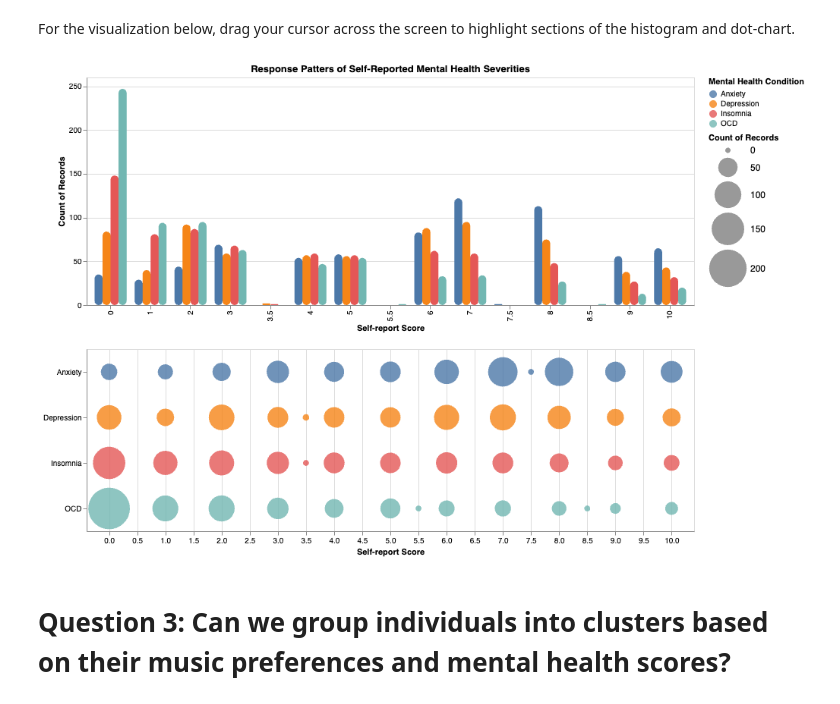
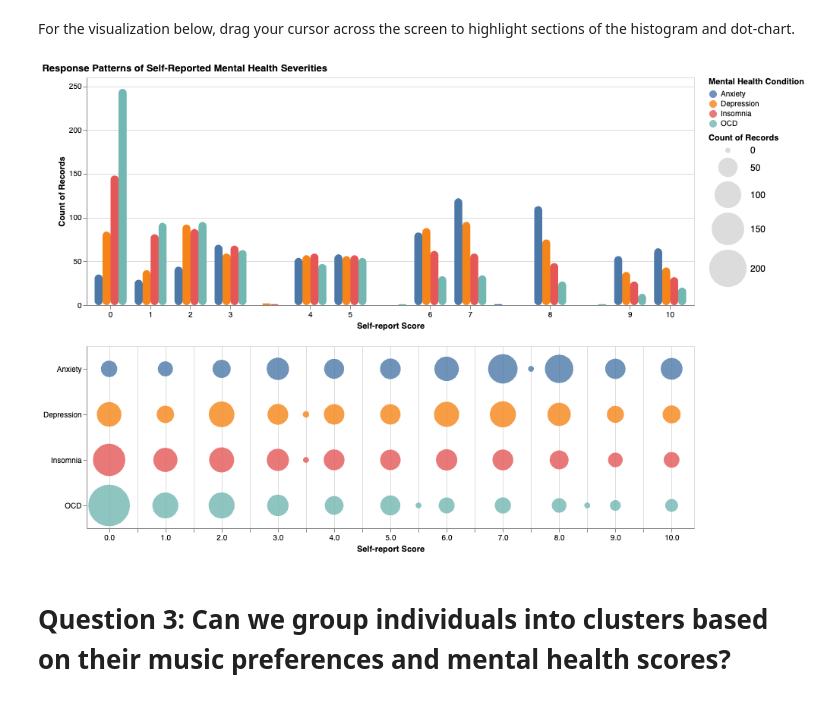
Before and after one commit to ubc-dsci320-2024w2/project-team_fabfour, a Jupyter notebook: ungraded/charts_Jessica.ipynb, the cells around one changed output. Drawn from its saved outputs; the diff is of its cells as text; code cells hidden in the pictures.

```diff
--- a/ungraded/charts_Jessica.ipynb
+++ b/ungraded/charts_Jessica.ipynb
@@ -171,37 +170,39 @@ For the visualization below, drag your cursor across the screen to highlight sec
 # %%
 # Create a parameter, checkbox
 brush = alt.selection_interval(
     # encodings=['x']
 )
 
+selection = alt.selection_point(fields=['Mental Health Condition'], bind='legend')
+
 # Create a multi-bar plot
-multibar_b = alt.Chart(mxmh_scores, title="Response Patters of Self-Reported Mental Health Severities").add_params(
+multibar_b = alt.Chart(mxmh_scores).add_params(
     brush
 ).mark_bar(cornerRadius=7).encode(
-    x=alt.X('Self-report Score:O'),
+    x=alt.X('Self-report Score:O').axis(labelAngle=0, tickMinStep=0.5, values=list(range(0, 11, 1))),
     xOffset="Mental Health Condition:N",
     y='count():Q',
-    color=alt.when(brush).then("Mental Health Condition:N").otherwise(alt.value("gray")),
-    tooltip=["Mental Health Condition", "count()"]
+    color=alt.when(brush).then(alt.Color("Mental Health Condition:N")).otherwise(alt.value("lightgray")),
+    tooltip=["Mental Health Condition", 'Self-report Score:O', "count()"]
 ).properties(width=800, height=300)
 
 # Create a box-plot
 dotplot_b = alt.Chart(mxmh_scores).add_params(
     brush
 ).mark_circle(opacity=0.8).encode(
-    x=alt.X('Self-report Score:Q', title="Self-report Score", scale=alt.Scale(domain=[-0.4, 10.4])),
+    x=alt.X('Self-report Score', title="Self-report Score", scale=alt.Scale(domain=[-0.4, 10.4])).axis(labelExpr="datum.value % 1 ? null : datum.label"),
     y=alt.Y('Mental Health Condition:N', title=""),
-    color=alt.when(brush).then("Mental Health Condition:N").otherwise(alt.value("gray")),
+    color=alt.when(brush).then("Mental Health Condition:N").otherwise(alt.value("lightgray")),
     size = alt.Size("count():Q", scale=alt.Scale(rangeMin=50, rangeMax=3000), legend=alt.Legend(labelFontSize=12)),
-    tooltip=["Self-report Score", "count()"]
+    tooltip=["Mental Health Condition", "Self-report Score", "count()"]
 ).properties(width=800, height=240)
 
-chart2b = alt.vconcat(multibar_b, dotplot_b).resolve_scale(x='shared')
+chart2b = alt.vconcat(multibar_b, dotplot_b).properties(title="Response Patterns of Self-Reported Mental Health Severities").resolve_axis(x='shared')
 chart2b.show()
 
 save(chart2b, "outputs/chart2b.json")
 # %% [output]
-[figure, old version]
+[figure, new version]
 # %% [markdown]
 # Question 3: Can we group individuals into clusters based on their music preferences and mental health scores?
 # %%
```
Also changed, not shown: parts of 7 cells of this notebook, 6 other files.
